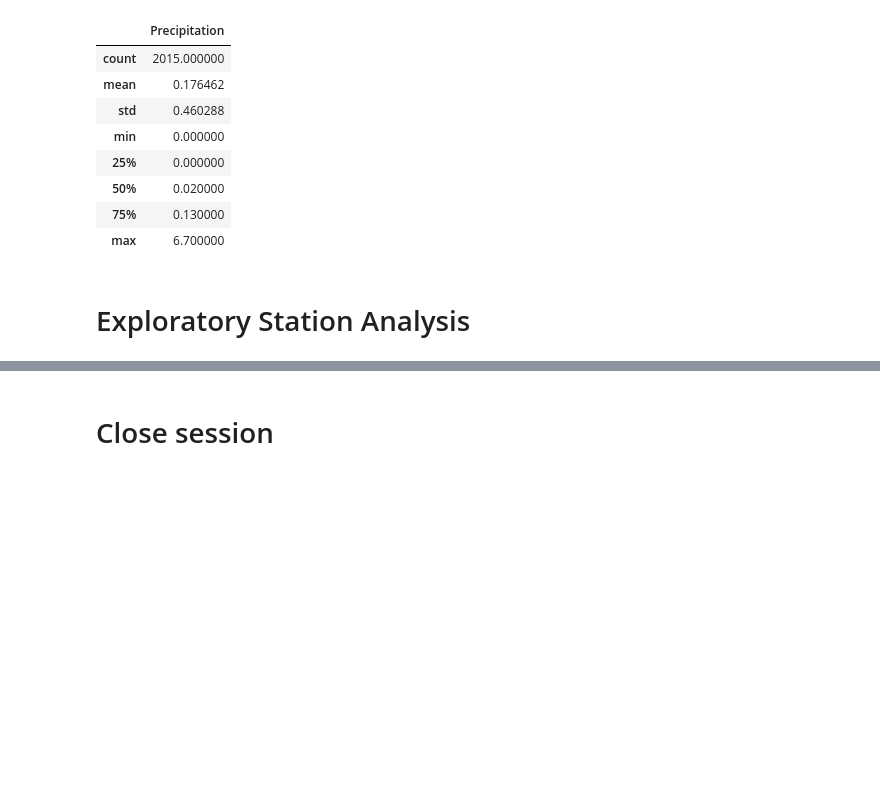
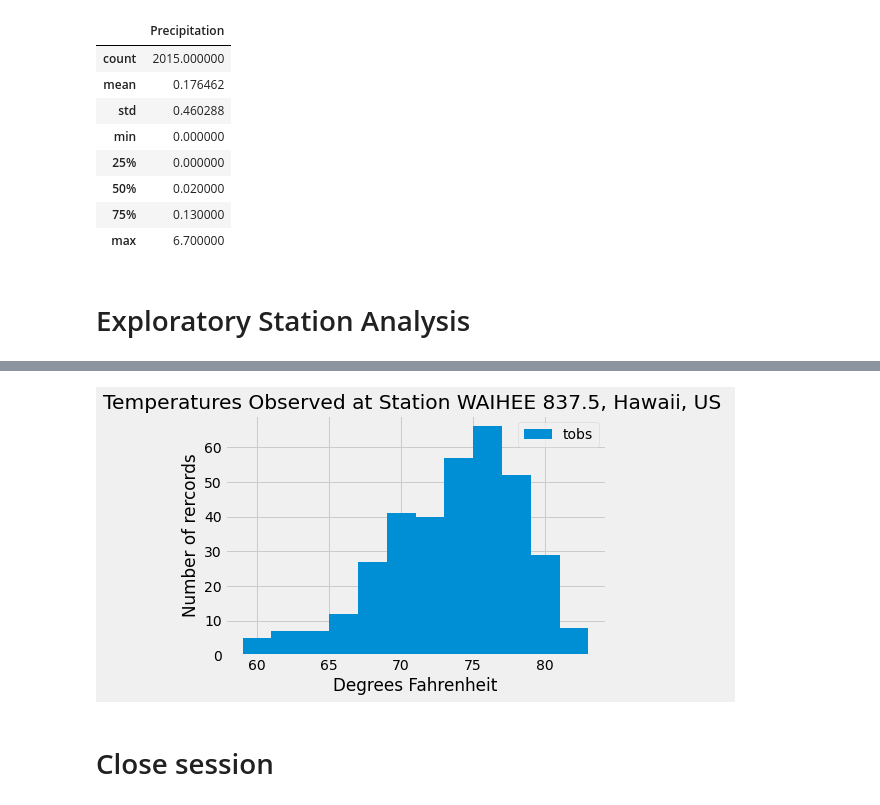
Before and after one commit to capnrick/sqlalchemy-challenge, a Jupyter notebook: climate_starter.ipynb, the cells around one changed output, grey strips where cells are left out. Saved outputs shown, nothing was run; the diff lists cells and outputs as text; code cells hidden in the pictures; blank space fills up the shorter version.

Commit message:
Added station analysis code and output image of historgram saved to images folder.

```diff
--- a/climate_starter.ipynb
+++ b/climate_starter.ipynb
@@ -145,3 +169,10 @@ precip_df.describe()
 # %%
 # Design a query to find the most active stations (i.e. what stations have the most rows?)
 # List the stations and the counts in descending order.
+ma_stations = (session.query(Measurement.station, Station.name, func.count(Measurement.id))\
+                .filter(Measurement.station == Station.station)\
+                .group_by (Measurement.station)\
+                .order_by (func.count(Measurement.id).desc())\
+                .all()
+              )
+pprint(ma_stations)
@@ -150,3 +214,11 @@ precip_df.describe()
 # %%
 # Using the most active station id
-# Query the last 12 months of temperature observation data for this station and plot the results as a histogram
+# Query the last 12 months of temperature observation data for this station and
+query_data= (
+    session.query(Measurement.date, Measurement.tobs) #creating the query on measurement dates and measurement te
+    .filter(Measurement.date > dt_first_date)   #only look at the last 12 months
+    .filter(Measurement.station == ma_stations[0][0]) #most active stations
+    .order_by(Measurement.date)
+    .all()
+)
+pprint(query_data)
@@ -153,3 +243,22 @@ precip_df.describe()
+# %%
+#convert session data to dataframe
+
+query_data_df=pd.DataFrame(data=query_data, columns= ["date", "tobs"])
+query_data_df=query_data_df.set_index('date', drop=True)
+
+
+#plot the results as a histogram
+
+plt.hist(query_data_df,bins=12,label="tobs")
+plt.tight_layout()
+plt.ylabel('Number of rercords')
+plt.xlabel('Degrees Fahrenheit')
+plt.title('Temperatures Observed at Station WAIHEE 837.5, Hawaii, US ')
+plt.legend(loc='upper right')
+plt.savefig('images/station-histogram.png')
+plt.show()
+# %% [output]
+[figure, added]
 # %% [markdown]
 # Close session
 # %%
```
Also changed, not shown: parts of 9 cells of this notebook, 1 other file.
